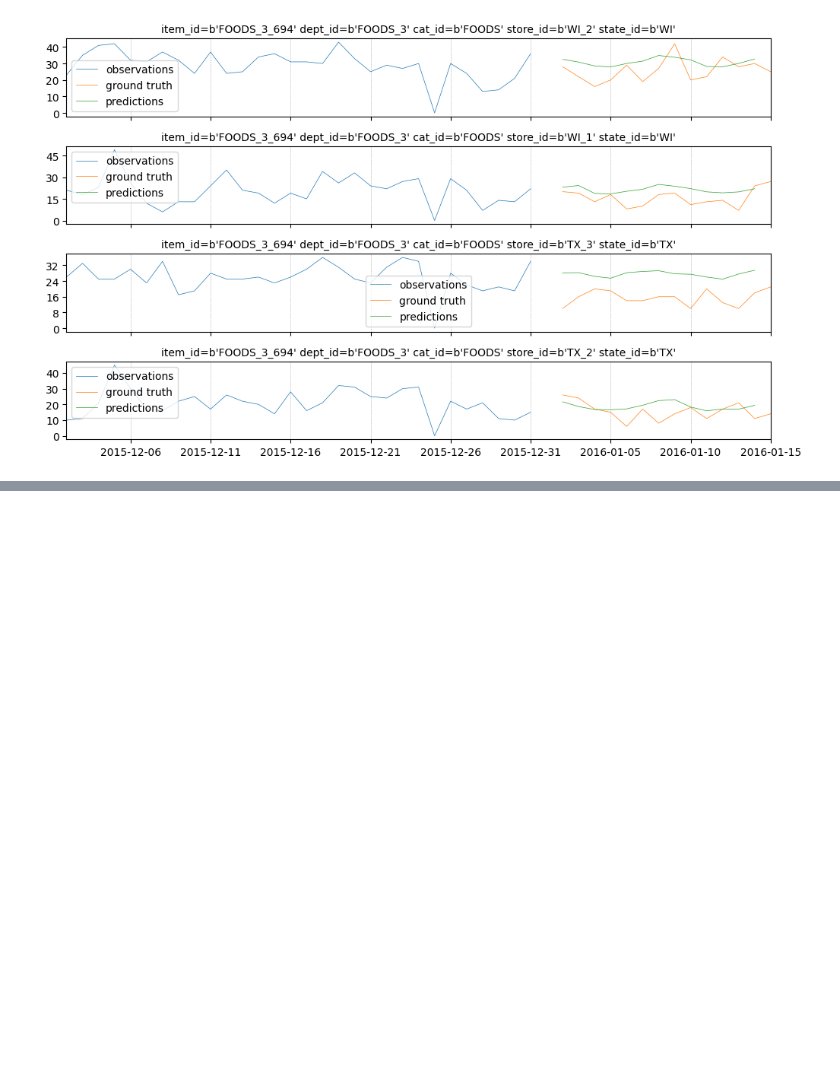
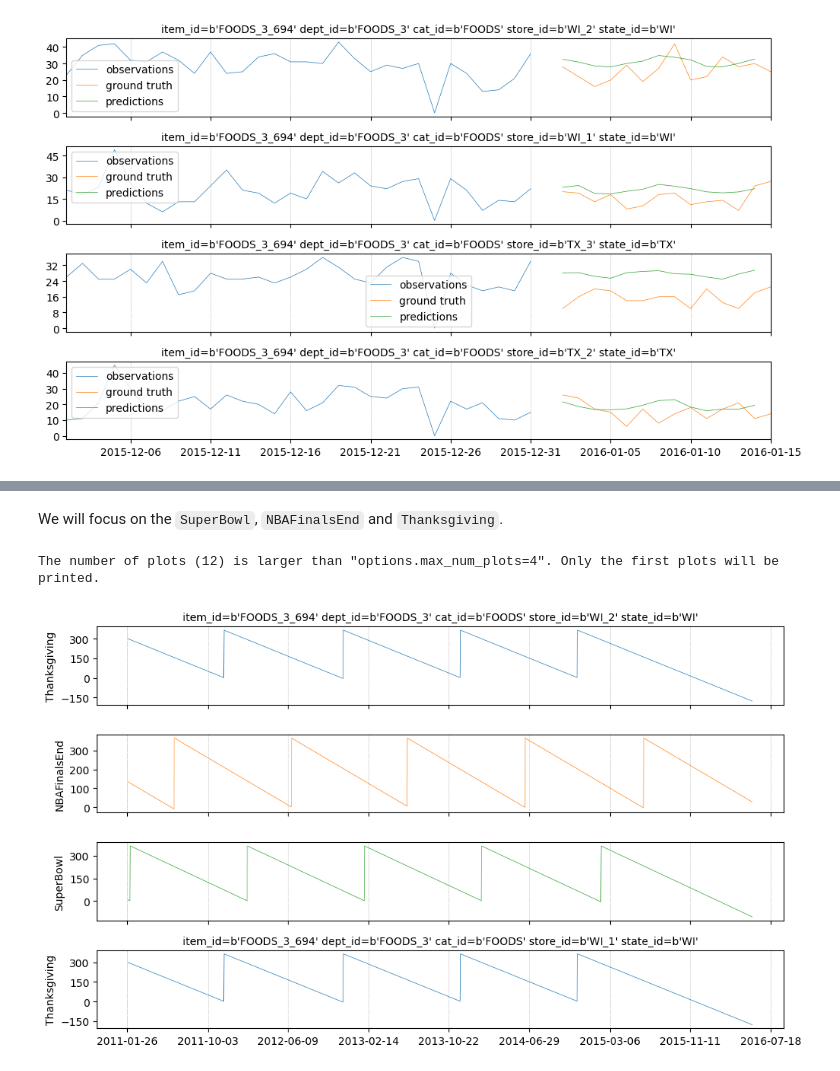
Before and after one commit to google/temporian, a Jupyter notebook: docs/src/tutorials/tutorial_scipy2024_part3.ipynb, the cells around one changed output, grey strips where cells are left out. Drawn from its saved outputs; the diff is of its cells as text; code cells hidden in the pictures; blank space fills up the shorter version.

```diff
--- a/docs/src/tutorials/tutorial_scipy2024_part3.ipynb
+++ b/docs/src/tutorials/tutorial_scipy2024_part3.ipynb
@@ -693,0 +814,25 @@ Now that we have our setup in place, we can experiment with more advances featur
+# %% [markdown]
+We will focus on the `SuperBowl`, `NBAFinalsEnd` and `Thanksgiving`.
+# %%
+features = []
+
+lag = tp.duration.days(365)
+for event_name in ["Thanksgiving", "NBAFinalsEnd", "SuperBowl"]:
+
+    # Select the events of interrest
+    selected_events = calendar.filter(calendar["event_name_1"].equal(event_name))[[]]
+
+    # Propagate (i.e., copy) the (global) special event to each product.
+    selected_events_per_product = selected_events.propagate(sales)
+
+    # Compute the time until the next events with a 365 days lag.
+    feature_unique_next = ((lag - selected_events_per_product.leak(lag).since_last(sampling=sales)) / tp.duration.days(1)).rename(event_name)
+
+    # Record the feature
+    features.append(feature_unique_next)
+
+feature_special_events = tp.glue(*features)
+feature_special_events.plot(max_num_plots=4)
+# %% [output]
+The number of plots (12) is larger than "options.max_num_plots=4". Only the first plots will be printed.
+[figure, added]
```
Also changed, not shown: parts of 39 cells of this notebook.
